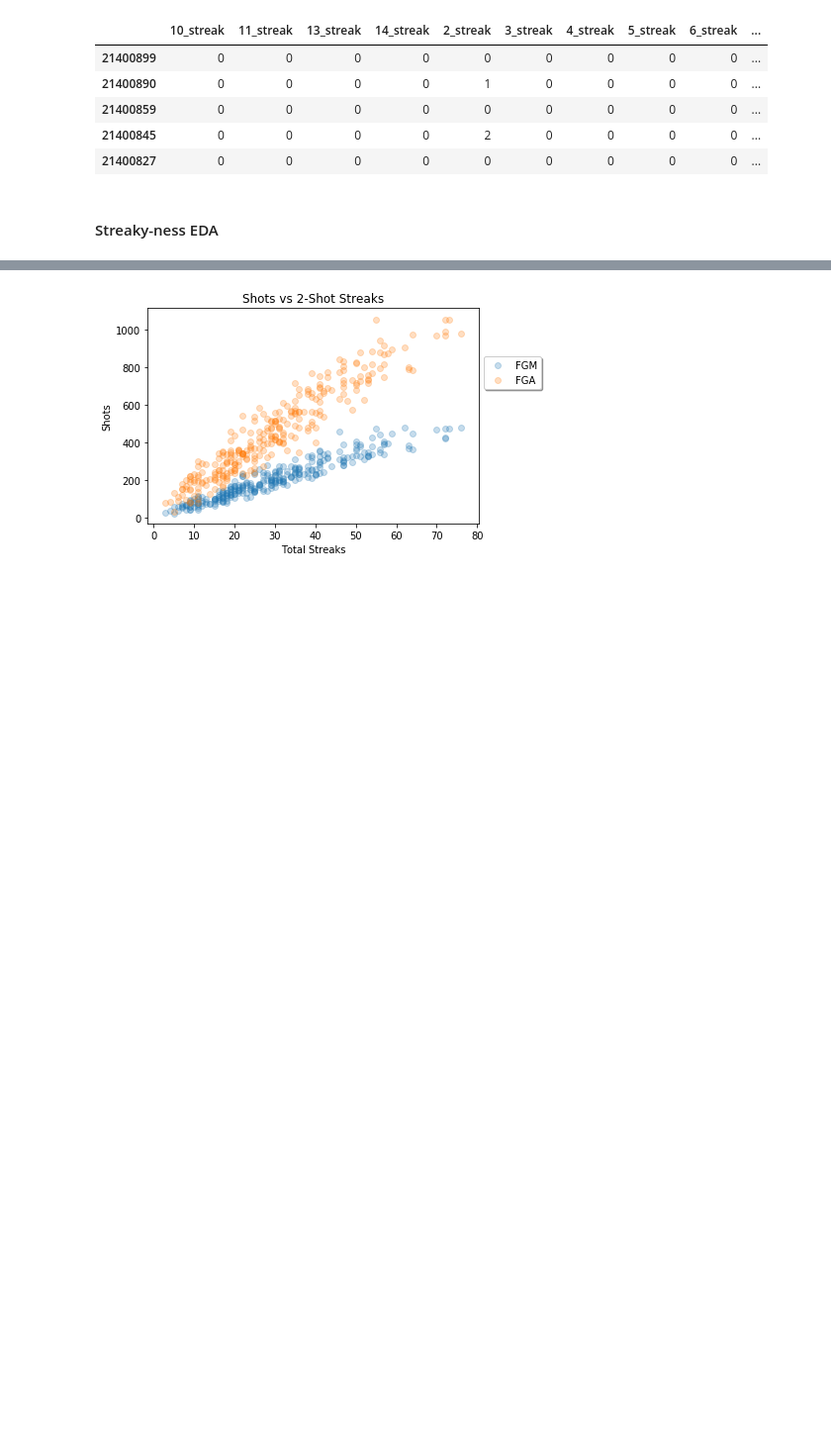
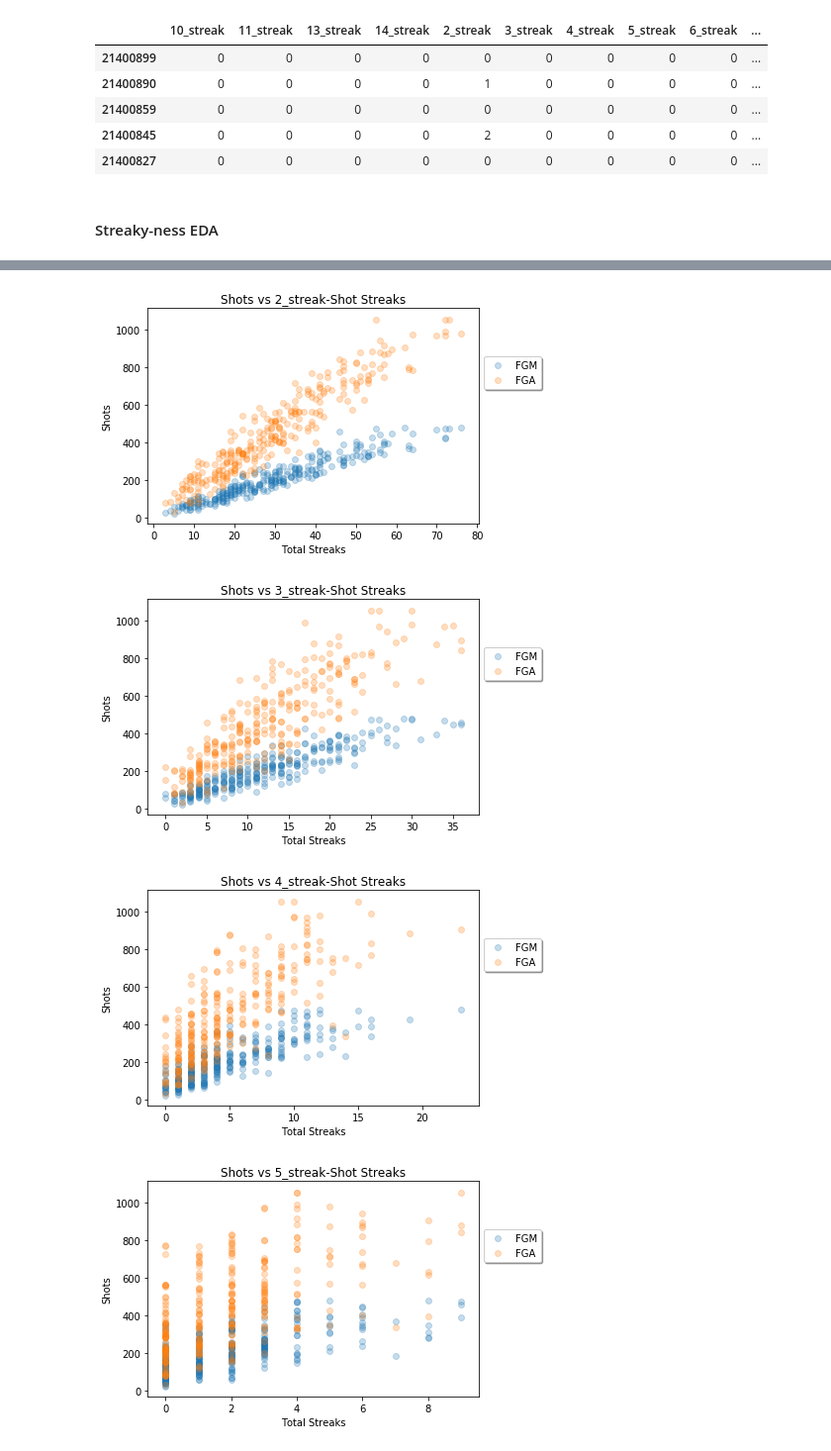
Before and after one commit to jessimk/hothand, a Jupyter notebook: Streaky-ness.ipynb, the cells around one changed output, grey strips where cells are left out. Shown at 99% size. Cells and saved outputs as stored; diff of their text form; code cells hidden in the pictures; blank space fills up the shorter version.

```diff
--- a/Streaky-ness.ipynb
+++ b/Streaky-ness.ipynb
@@ -17,7 +17,7 @@ import time
 # %% [markdown]
 ### Wrangling
 # %%
-data = pd.read_csv("../data/shot_logs_raw.csv")
+data = pd.read_csv("https://raw.githubusercontent.com/UBC-MDS/DSCI-522-Jes-Alex/master/data/shot_logs_raw.csv")
 # %%
 
 #filling in buzzer shots in the shot clock col
@@ -142,0 +134,15 @@ mean_2streak.head(10)
+# %%
+streaks_list = np.arange(2,6,1)
+streaks_dfs = {}
+
+for streak_type in streaks_list:
+
+    streak_name = str(streak_type)+"_streak"
+
+    totals = pd.DataFrame(streaks.groupby('name')[streak_name].sum())
+    totals.columns = ['total_' + streak_name]
+
+    streak_temp = pd.concat([totals, n_shots, made_shots], axis=1).sort_values(by=totals.columns[0], ascending=False)
+    streak_temp['FG%'] = streak_temp.FGM / streak_temp.FGA
+
+    streaks_dfs[streak_name] = streak_temp
@@ -143,21 +209,28 @@ mean_2streak.head(10)
 # %%
-plt.scatter(mean_2streak.total_streaks,
-            mean_2streak.FGM, alpha=0.25,
-           label="FGM")
+for streak_type in streaks_list:
 
-plt.scatter(mean_2streak.total_streaks,
-            mean_2streak.FGA, alpha=0.25,
-           label="FGA")
+    streak_name = str(streak_type)+"_streak"
 
-plt.legend(loc='upper center',
-           bbox_to_anchor=(1.1, 0.8),
-           shadow=True, ncol=1)
+    plt.scatter(streaks_dfs[streak_name][streaks_dfs[streak_name].columns[0]],
+                streaks_dfs[streak_name].FGM, alpha=0.25,
+               label="FGM")
 
-plt.xlabel("Total Streaks")
-plt.ylabel("Shots")
+    plt.scatter(streaks_dfs[streak_name][streaks_dfs[streak_name].columns[0]],
+                streaks_dfs[streak_name].FGA, alpha=0.25,
+               label="FGA")
 
-plt.title("Shots vs 2-Shot Streaks")
+    plt.legend(loc='upper center',
+               bbox_to_anchor=(1.1, 0.8),
+               shadow=True, ncol=1)
 
-plt.show()
+    plt.xlabel("Total Streaks")
+    plt.ylabel("Shots")
+
+    plt.title("Shots vs "+str(streak_name)+"-Shot Streaks")
+
+    plt.show()
 # %% [output]
-[figure, old version]
+[figure, new version]
+[figure, added]
+[figure, added]
+[figure, added]
```
Also changed, not shown: parts of 14 cells of this notebook.
